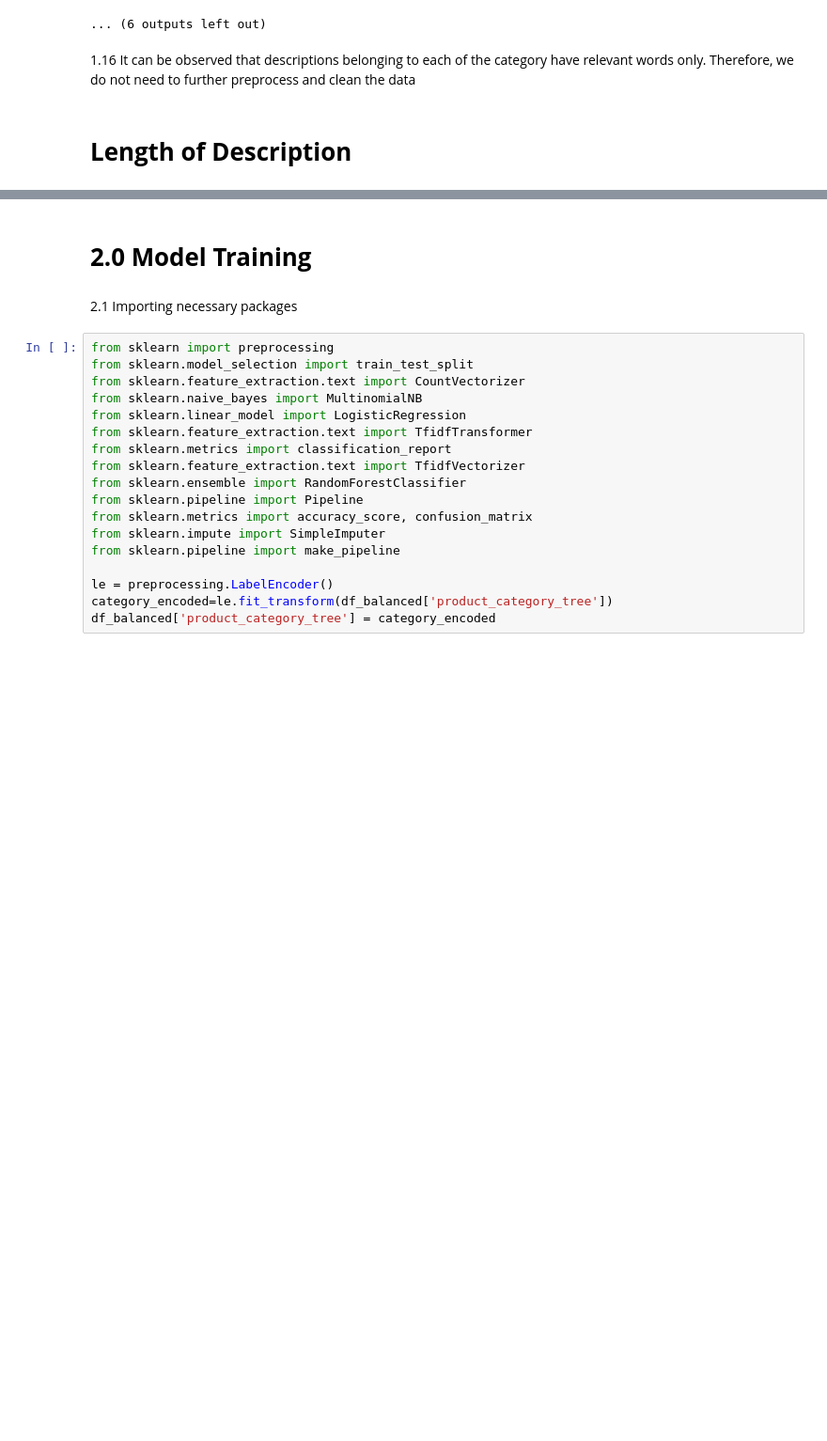
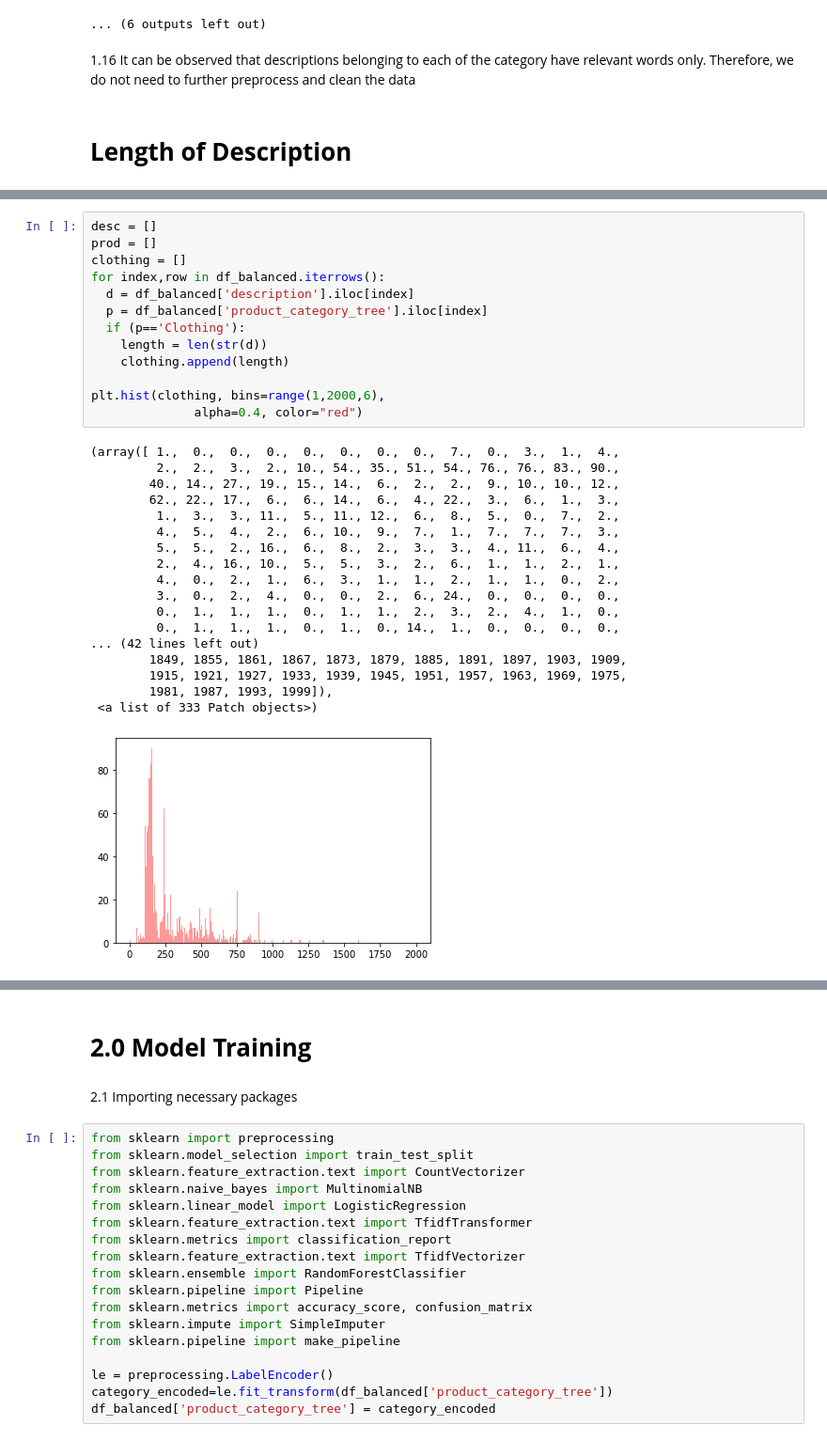
Before and after one commit to ankita1964/Flipkary_Product_Category_Prediction, a Jupyter notebook: MIDAS_TASK.ipynb, the cells around one changed output, grey strips where cells are left out. Shown at 94% size. Cells and saved outputs as stored; diff of their text form; blank space fills up the shorter version.

```diff
--- a/MIDAS_TASK.ipynb
+++ b/MIDAS_TASK.ipynb
@@ -501,0 +483,32 @@ ValueError: ignored
+# %%
+desc = []
+prod = []
+clothing = []
+for index,row in df_balanced.iterrows():
+  d = df_balanced['description'].iloc[index]
+  p = df_balanced['product_category_tree'].iloc[index]
+  if (p=='Clothing'):
+    length = len(str(d))
+    clothing.append(length)
+
+plt.hist(clothing, bins=range(1,2000,6),
+              alpha=0.4, color="red")
+# %% [output]
+(array([ 1.,  0.,  0.,  0.,  0.,  0.,  0.,  0.,  7.,  0.,  3.,  1.,  4.,
+         2.,  2.,  3.,  2., 10., 54., 35., 51., 54., 76., 76., 83., 90.,
+        40., 14., 27., 19., 15., 14.,  6.,  2.,  2.,  9., 10., 10., 12.,
+        62., 22., 17.,  6.,  6., 14.,  6.,  4., 22.,  3.,  6.,  1.,  3.,
+         1.,  3.,  3., 11.,  5., 11., 12.,  6.,  8.,  5.,  0.,  7.,  2.,
+         4.,  5.,  4.,  2.,  6., 10.,  9.,  7.,  1.,  7.,  7.,  7.,  3.,
+         5.,  5.,  2., 16.,  6.,  8.,  2.,  3.,  3.,  4., 11.,  6.,  4.,
+         2.,  4., 16., 10.,  5.,  5.,  3.,  2.,  6.,  1.,  1.,  2.,  1.,
+         4.,  0.,  2.,  1.,  6.,  3.,  1.,  1.,  2.,  1.,  1.,  0.,  2.,
+         3.,  0.,  2.,  4.,  0.,  0.,  2.,  6., 24.,  0.,  0.,  0.,  0.,
+         0.,  1.,  1.,  1.,  0.,  1.,  1.,  2.,  3.,  2.,  4.,  1.,  0.,
+         0.,  1.,  1.,  1.,  0.,  1.,  0., 14.,  1.,  0.,  0.,  0.,  0.,
+... (42 lines left out)
+        1849, 1855, 1861, 1867, 1873, 1879, 1885, 1891, 1897, 1903, 1909,
+        1915, 1921, 1927, 1933, 1939, 1945, 1951, 1957, 1963, 1969, 1975,
+        1981, 1987, 1993, 1999]),
+ <a list of 333 Patch objects>)
+[figure, added]
```
Also changed, not shown: parts of 11 cells of this notebook.
